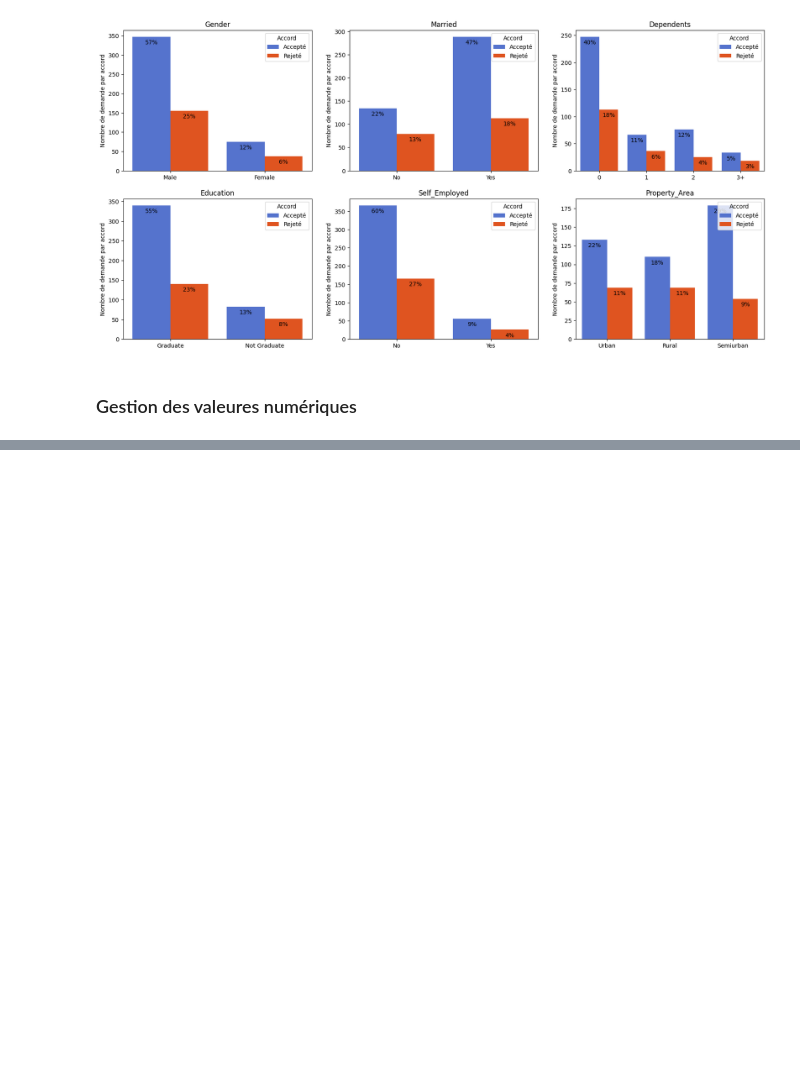
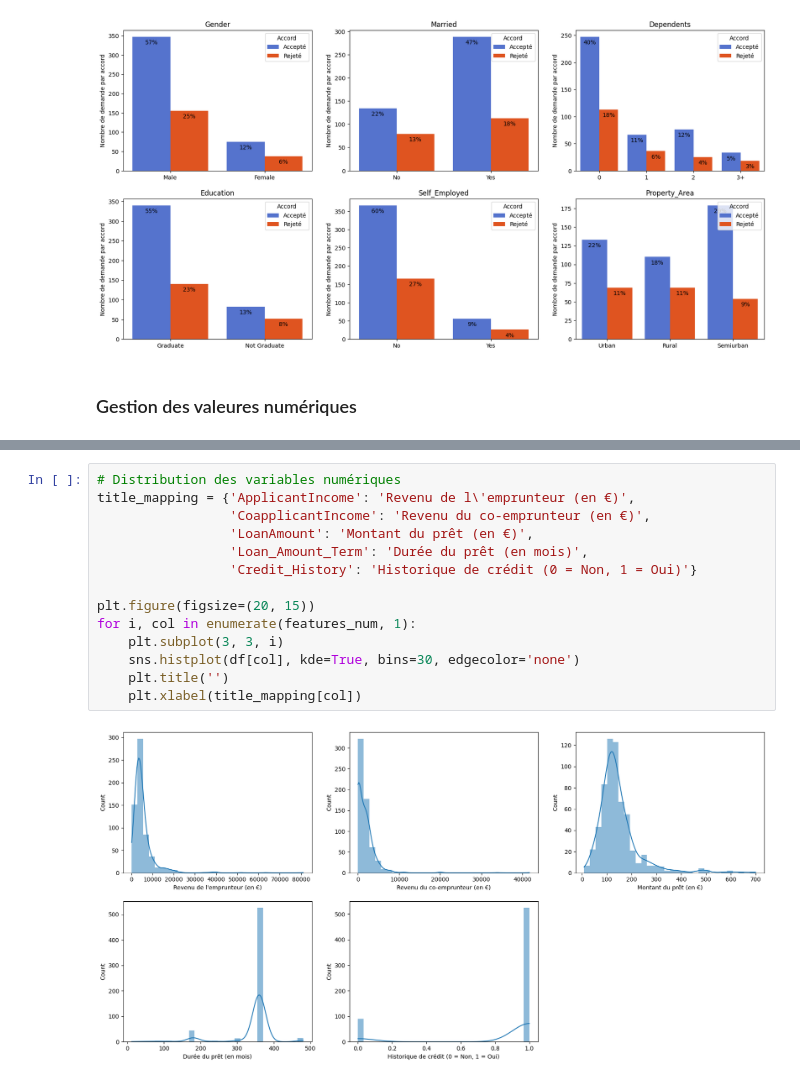
Before and after one commit to Patrick-NII/Analyse_Credits, a Jupyter notebook: feature.ipynb, the cells around one changed output, grey strips where cells are left out. Drawn from its saved outputs; the diff is of its cells as text; blank space fills up the shorter version.

Commit message:
Distribution des variables numériques

```diff
--- a/feature.ipynb
+++ b/feature.ipynb
@@ -227,3 +227,19 @@ skim(df[features_num])
 │ │ Credit_History        │   0 │     0 │   0.855 │  0.3523 │    0 │      1 │     1 │      1 │      1 │ ▁    ▇ │  │
 │ └───────────────────────┴─────┴───────┴─────────┴─────────┴──────┴────────┴───────┴────────┴────────┴────────┘  │
 ╰────────────────────────────────────────────────────── End ──────────────────────────────────────────────────────╯
+# %%
+# Distribution des variables numériques
+title_mapping = {'ApplicantIncome': 'Revenu de l\'emprunteur (en €)',
+                 'CoapplicantIncome': 'Revenu du co-emprunteur (en €)',
+                 'LoanAmount': 'Montant du prêt (en €)',
+                 'Loan_Amount_Term': 'Durée du prêt (en mois)',
+                 'Credit_History': 'Historique de crédit (0 = Non, 1 = Oui)'}
+
+plt.figure(figsize=(20, 15))
+for i, col in enumerate(features_num, 1):
+    plt.subplot(3, 3, i)
+    sns.histplot(df[col], kde=True, bins=30, edgecolor='none')
+    plt.title('')
+    plt.xlabel(title_mapping[col])
+# %% [output]
+[figure, added]
```
